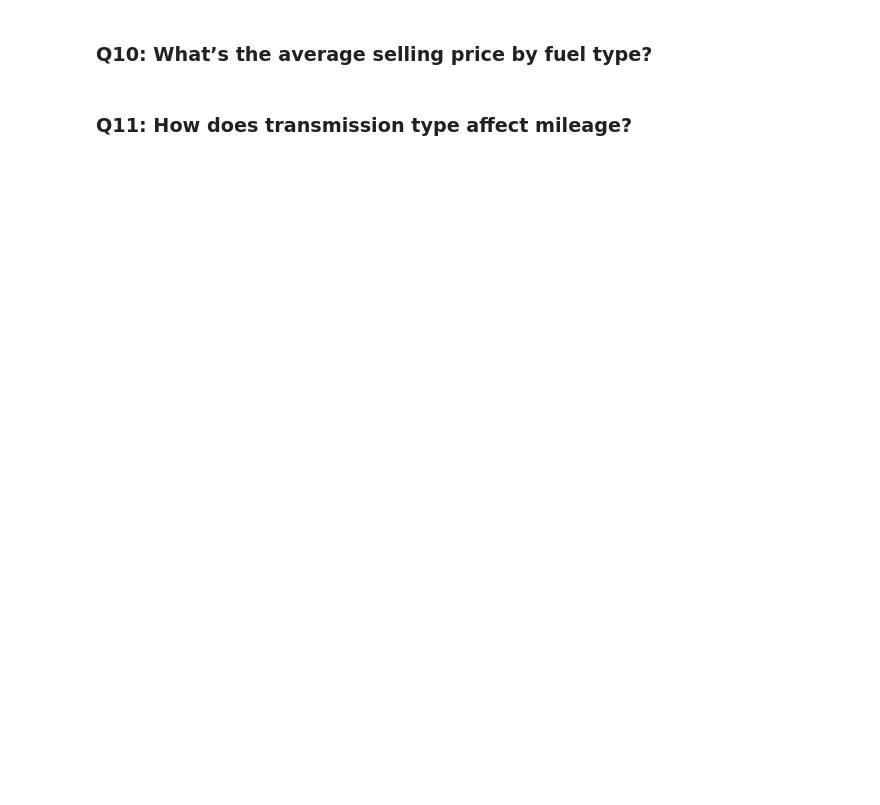
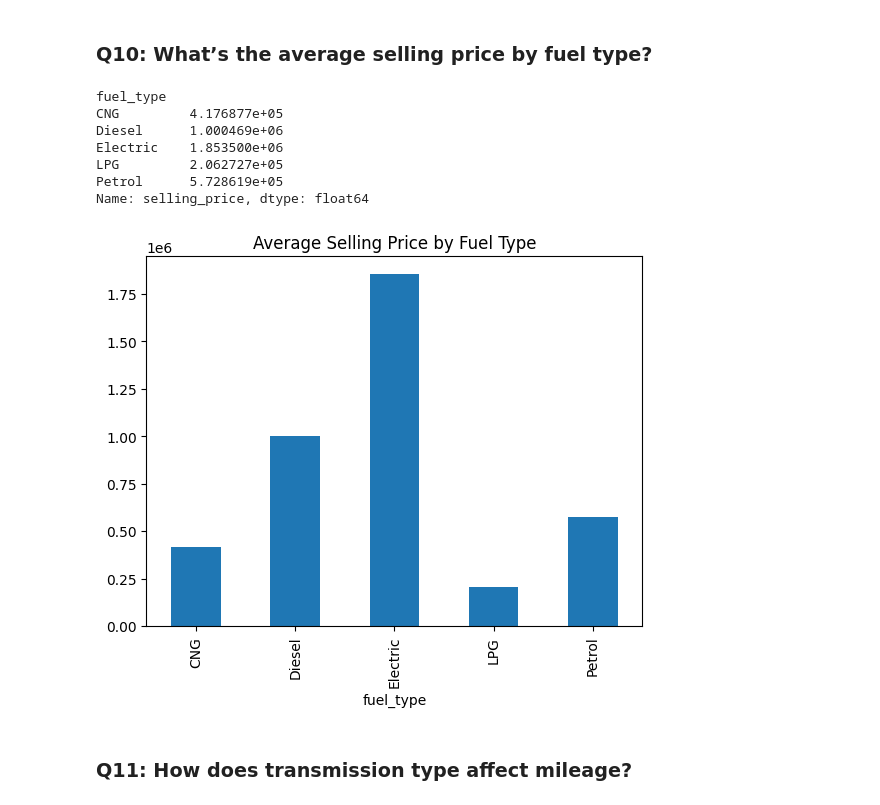
Before and after one commit to Vivek30092/AL603B-Data-and-Visual-Analytics, a Jupyter notebook: 01_Exp01.ipynb, the cells around one changed output. Saved outputs shown, nothing was run; the diff lists cells and outputs as text; code cells hidden in the pictures; blank space fills up the shorter version.

```diff
--- a/01_Exp01.ipynb
+++ b/01_Exp01.ipynb
@@ -172,4 +202,20 @@ Index(['Unnamed: 0', 'car_name', 'brand', 'model', 'vehicle_age', 'km_driven',
 # %% [markdown]
 ### Q10: What’s the average selling price by fuel type?
+# %%
+fuel_avg = df.groupby('fuel_type')['selling_price'].mean()
+print(fuel_avg)
+
+fuel_avg.plot(kind='bar')
+plt.title("Average Selling Price by Fuel Type")
+plt.show()
+# %% [output]
+fuel_type
+CNG         4.176877e+05
+Diesel      1.000469e+06
+Electric    1.853500e+06
+LPG         2.062727e+05
+Petrol      5.728619e+05
+Name: selling_price, dtype: float64
+[figure, added]
 # %% [markdown]
 ### Q11: How does transmission type affect mileage?
```
Also changed, not shown: parts of 7 cells of this notebook, 6 other files.
